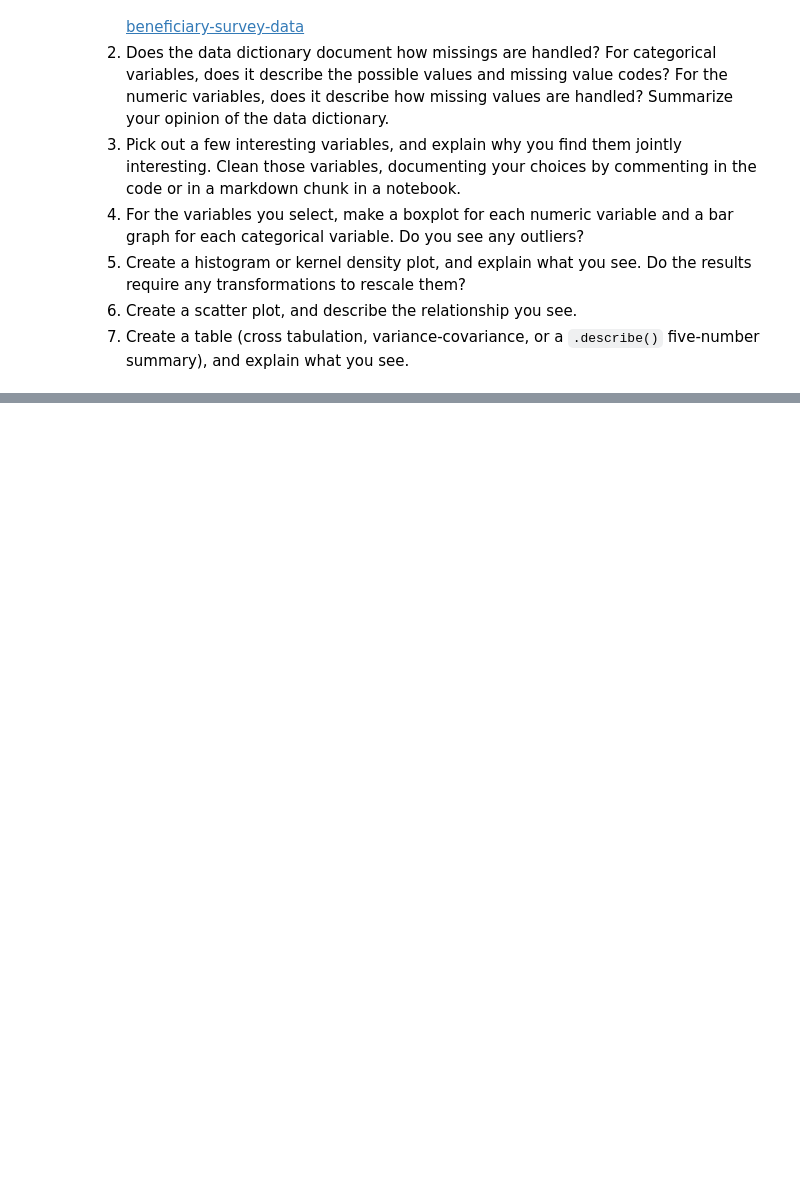
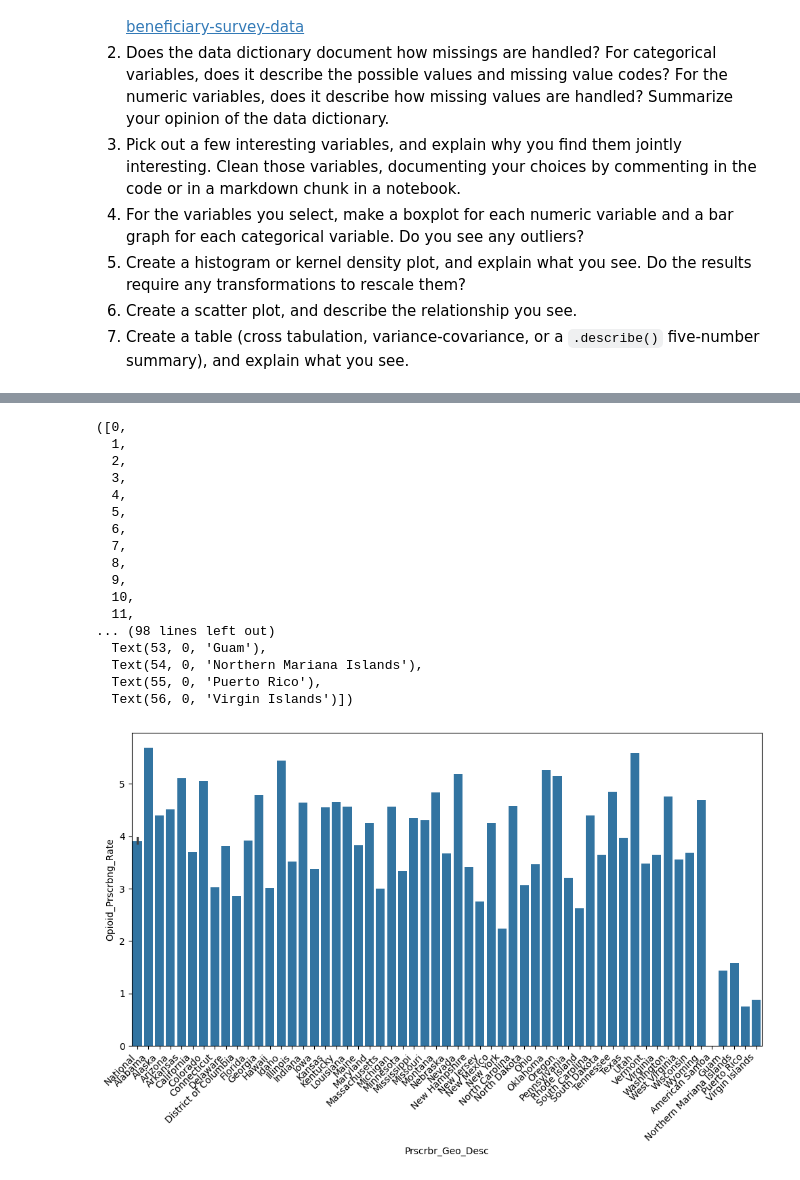
Before and after one commit to EBaner/visualization, a Jupyter notebook: assignment/assignment.ipynb, the cells around one changed output, grey strips where cells are left out. Drawn from its saved outputs; the diff is of its cells as text; code cells hidden in the pictures; blank space fills up the shorter version.

```diff
--- a/assignment/assignment.ipynb
+++ b/assignment/assignment.ipynb
@@ -437,0 +490,23 @@ When looking at the graphs it seems that the rich pay more than thier fair share
+# %%
+plt.figure(figsize=(12, 6))
+ax = sns.barplot(data=df, x='Prscrbr_Geo_Desc', y='Opioid_Prscrbng_Rate')
+plt.xticks(rotation=45, ha='right')
+# %% [output]
+([0,
+  1,
+  2,
+  3,
+  4,
+  5,
+  6,
+  7,
+  8,
+  9,
+  10,
+  11,
+... (98 lines left out)
+  Text(53, 0, 'Guam'),
+  Text(54, 0, 'Northern Mariana Islands'),
+  Text(55, 0, 'Puerto Rico'),
+  Text(56, 0, 'Virgin Islands')])
+[figure, added]
```
Also changed, not shown: parts of 12 cells of this notebook.
